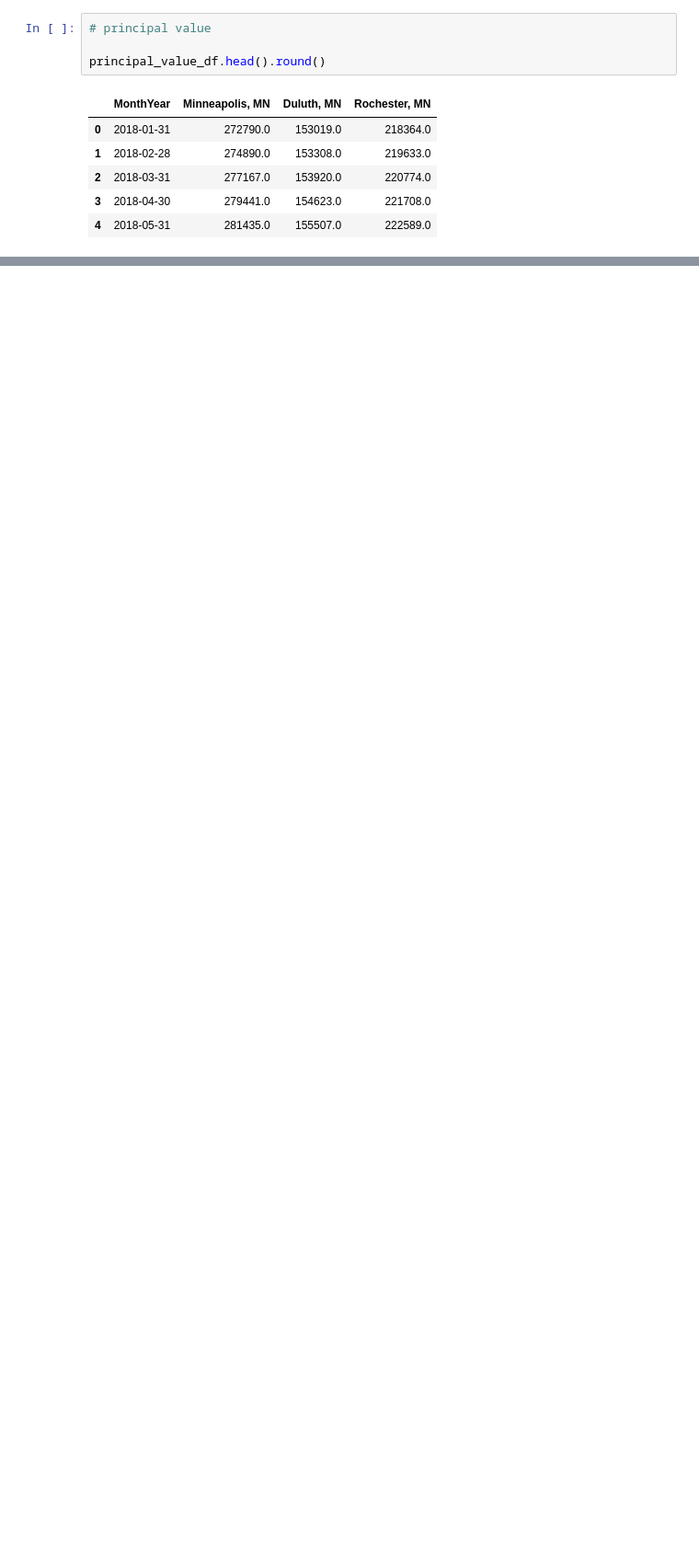
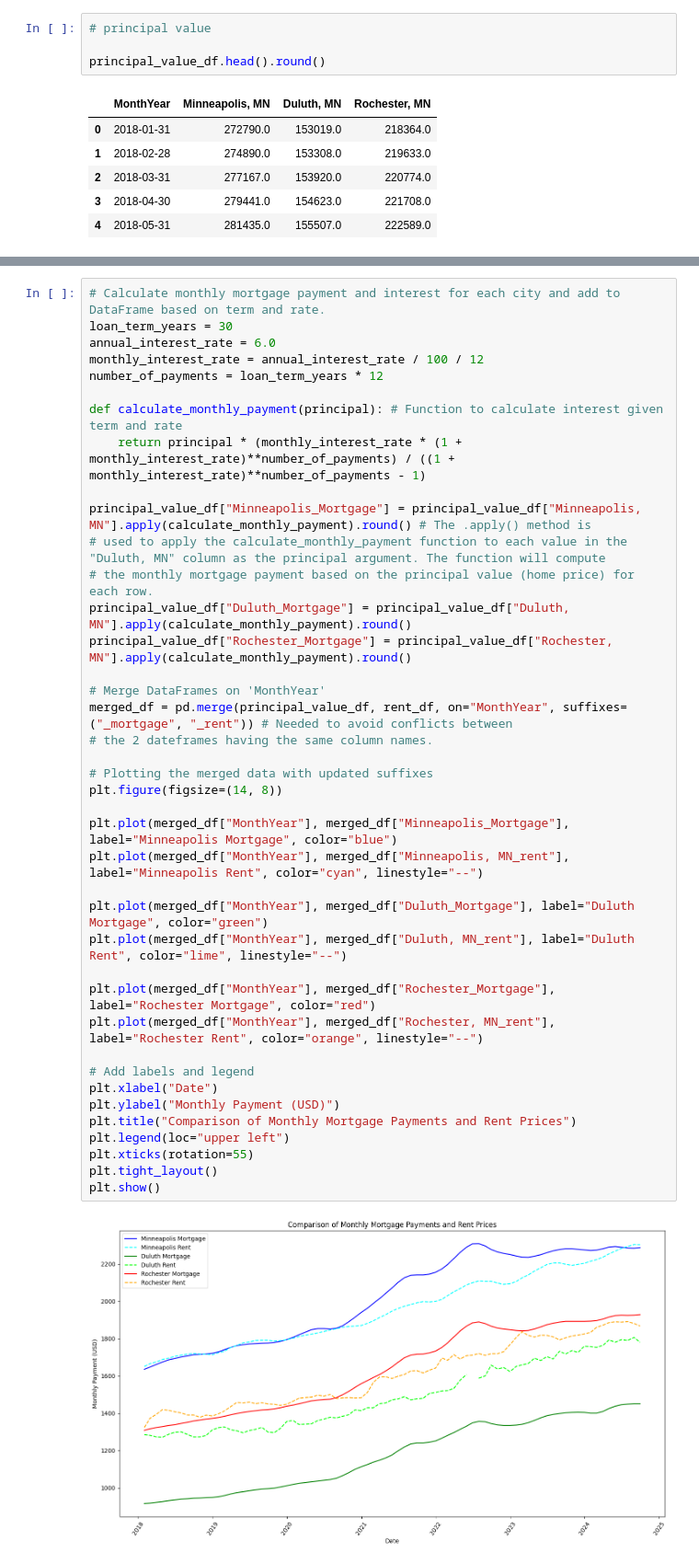
Before and after one commit to BettyJean8/Project-JLLMB, a Jupyter notebook: Housing.ipynb, the cells around one changed output, grey strips where cells are left out. Shown at 92% size. Saved outputs shown, nothing was run; the diff lists cells and outputs as text; blank space fills up the shorter version.

```diff
--- a/Housing.ipynb
+++ b/Housing.ipynb
@@ -55,3 +53,45 @@ monthly_principal_payment_minneapolis.head().round()
 3    776.0
 4    782.0
 Name: Minneapolis, MN, dtype: float64
+# %%
+# Calculate monthly mortgage payment and interest for each city and add to DataFrame based on term and rate.
+loan_term_years = 30
+annual_interest_rate = 6.0
+monthly_interest_rate = annual_interest_rate / 100 / 12
+number_of_payments = loan_term_years * 12
+
+def calculate_monthly_payment(principal): # Function to calculate interest given term and rate
+    return principal * (monthly_interest_rate * (1 + monthly_interest_rate)**number_of_payments) / ((1 + monthly_interest_rate)**number_of_payments - 1)
+
+principal_value_df["Minneapolis_Mortgage"] = principal_value_df["Minneapolis, MN"].apply(calculate_monthly_payment).round() # The .apply() method is
+# used to apply the calculate_monthly_payment function to each value in the "Duluth, MN" column as the principal argument. The function will compute
+# the monthly mortgage payment based on the principal value (home price) for each row.
+principal_value_df["Duluth_Mortgage"] = principal_value_df["Duluth, MN"].apply(calculate_monthly_payment).round()
+principal_value_df["Rochester_Mortgage"] = principal_value_df["Rochester, MN"].apply(calculate_monthly_payment).round()
+
+# Merge DataFrames on 'MonthYear'
+merged_df = pd.merge(principal_value_df, rent_df, on="MonthYear", suffixes=("_mortgage", "_rent")) # Needed to avoid conflicts between
+# the 2 dateframes having the same column names.
+
+# Plotting the merged data with updated suffixes
+plt.figure(figsize=(14, 8))
+
+plt.plot(merged_df["MonthYear"], merged_df["Minneapolis_Mortgage"], label="Minneapolis Mortgage", color="blue")
+plt.plot(merged_df["MonthYear"], merged_df["Minneapolis, MN_rent"], label="Minneapolis Rent", color="cyan", linestyle="--")
+
+plt.plot(merged_df["MonthYear"], merged_df["Duluth_Mortgage"], label="Duluth Mortgage", color="green")
+plt.plot(merged_df["MonthYear"], merged_df["Duluth, MN_rent"], label="Duluth Rent", color="lime", linestyle="--")
+
+plt.plot(merged_df["MonthYear"], merged_df["Rochester_Mortgage"], label="Rochester Mortgage", color="red")
+plt.plot(merged_df["MonthYear"], merged_df["Rochester, MN_rent"], label="Rochester Rent", color="orange", linestyle="--")
+
+# Add labels and legend
+plt.xlabel("Date")
+plt.ylabel("Monthly Payment (USD)")
+plt.title("Comparison of Monthly Mortgage Payments and Rent Prices")
+plt.legend(loc="upper left")
+plt.xticks(rotation=55)
+plt.tight_layout()
+plt.show()
+# %% [output]
+[figure, added]
```
Also changed, not shown: parts of 4 cells of this notebook.
